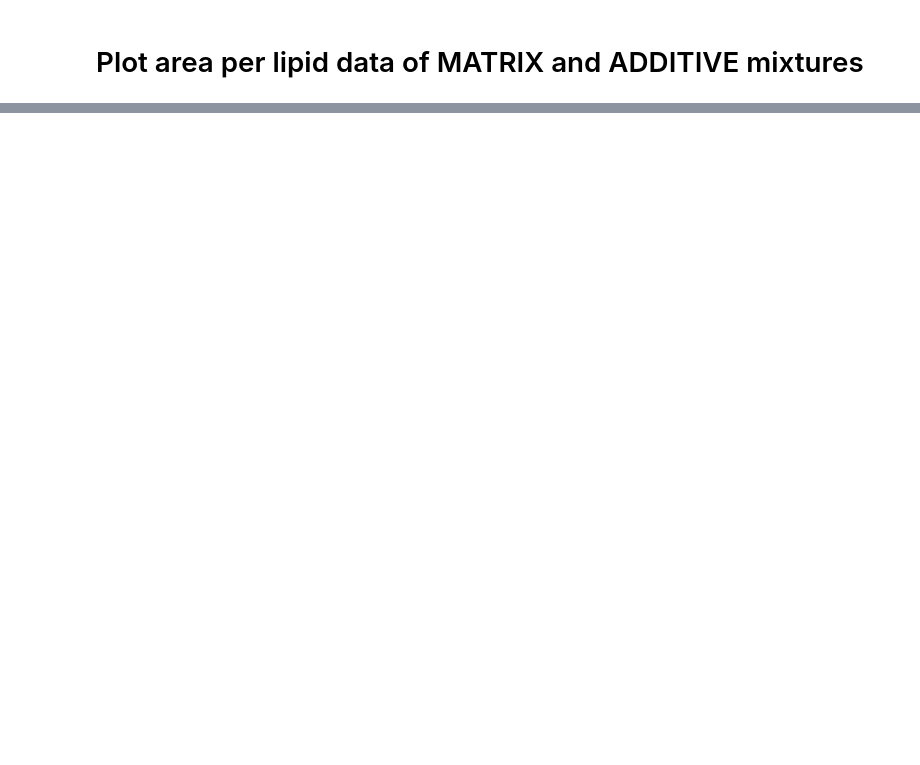
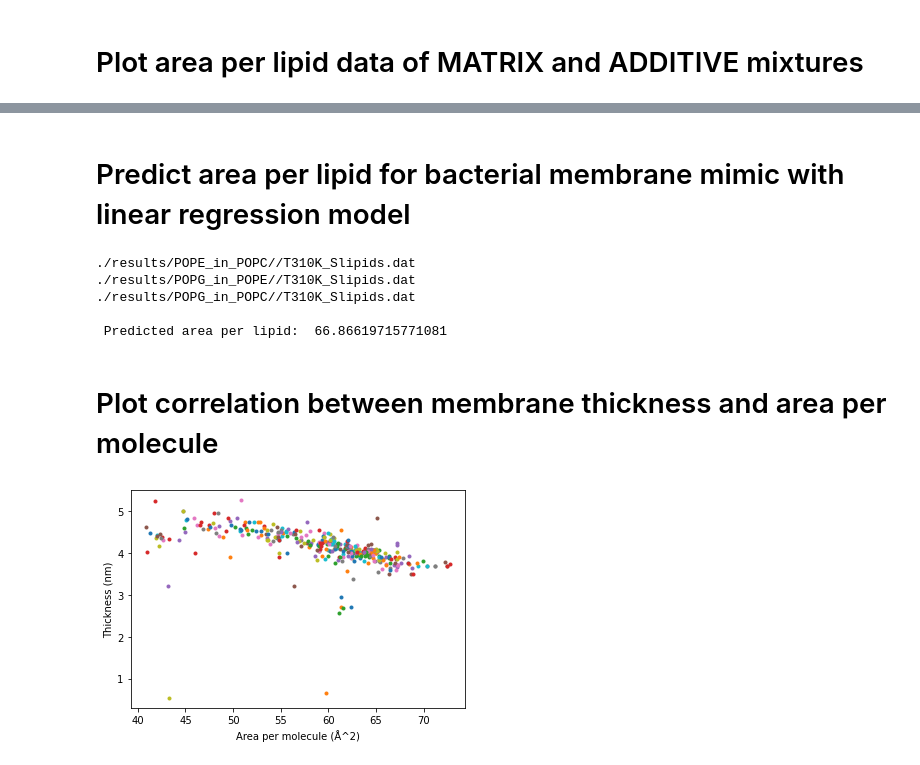
Before and after one commit to NMRLipids/DatabankExercises, a Jupyter notebook: APL/AreaPerLipidAndThicknessExamples.ipynb, the cells around one changed output, grey strips where cells are left out. Cells and saved outputs as stored; diff of their text form; code cells hidden in the pictures; blank space fills up the shorter version.

Commit message:
Update area per lipid example

```diff
--- a/APL/AreaPerLipidAndThicknessExamples.ipynb
+++ b/APL/AreaPerLipidAndThicknessExamples.ipynb
@@ -267,0 +274,62 @@ plotAPLS('POPE','POPG')
+# %% [markdown]
+# Predict area per lipid for bacterial membrane mimic with linear regression model
+# %%
+IP = interpolateAPL('POPC','POPE','POPG','T310K_Slipids.dat')
+#print(IP)
+
+points = np.zeros((5,3))
+values = np.zeros(5)
+
+ind = 0
+for results in IP:
+    points[ind][0] = results[0]
+    points[ind][1] = results[1]
+    points[ind][2] = results[2]
+    #print([results[0],results[1],results[2]])
+    #x.append(results[0])
+    #y.append(results[1])
+    #z.append(results[2])
+    #index = list(IP.keys()).index(results)
+    #print(index)
+    values[ind] = IP[results]
+    ind += 1
+
+#grid_x, grid_y = np.mgrid[0:50:100j, 0:50:100j]
+#print(x,y,z)
+#points = (x, y, z)
+
+#grid = np.meshgrid(*points, indexing='ij')
+
+#print(points)
+#print(values)
+
+#from scipy.interpolate import griddata
+#grid_z1 = griddata(points, values, (grid_x, grid_y), method='linear')
+
+from sklearn.linear_model import LinearRegression
+reg = LinearRegression().fit(points, values)
+
+#interp = LinearNDInterpolator(points, values)
+#print(interp(50,50,50))
+
+print("\n Predicted area per lipid: ", *reg.predict(np.array([[10, 45,45]])))
+# %% [output]
+./results/POPE_in_POPC//T310K_Slipids.dat
+./results/POPG_in_POPE//T310K_Slipids.dat
+./results/POPG_in_POPC//T310K_Slipids.dat
+
+ Predicted area per lipid:  66.86619715771081
+# %% [markdown]
+# Plot correlation between membrane thickness and area per molecule
+# %%
+APL = []
+Thickness = []
+for system in systems:
+    APLvalue = CalcAreaPerMolecule(system)
+    ThicknessValue = GetThickness(system)
+    if APLvalue and ThicknessValue:
+        plt.plot(APLvalue,ThicknessValue,'.')
+    plt.xlabel('Area per molecule (Å^2)')
+    plt.ylabel('Thickness (nm)')
+# %% [output]
+[figure, added]
```
Also changed, not shown: parts of 7 cells of this notebook.
